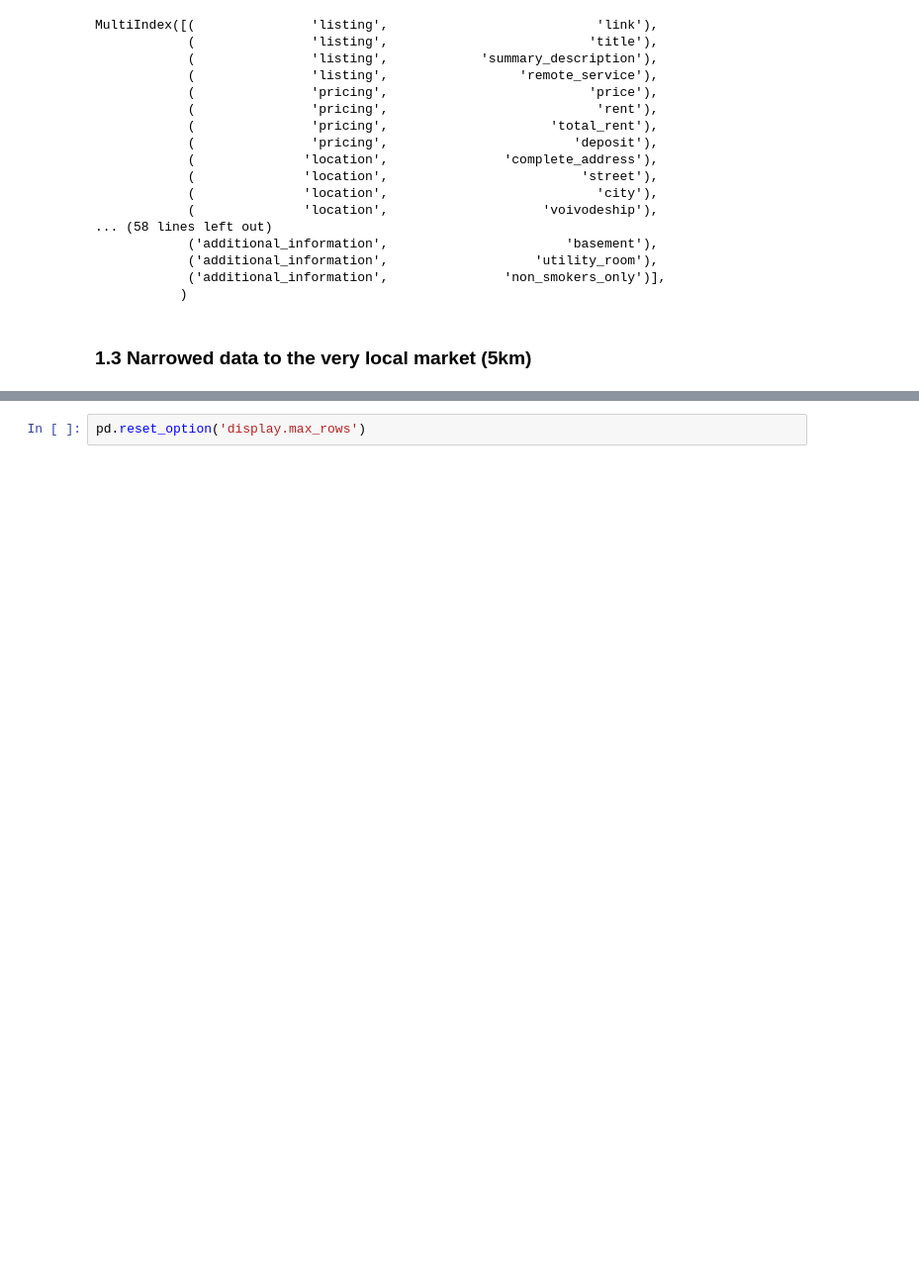
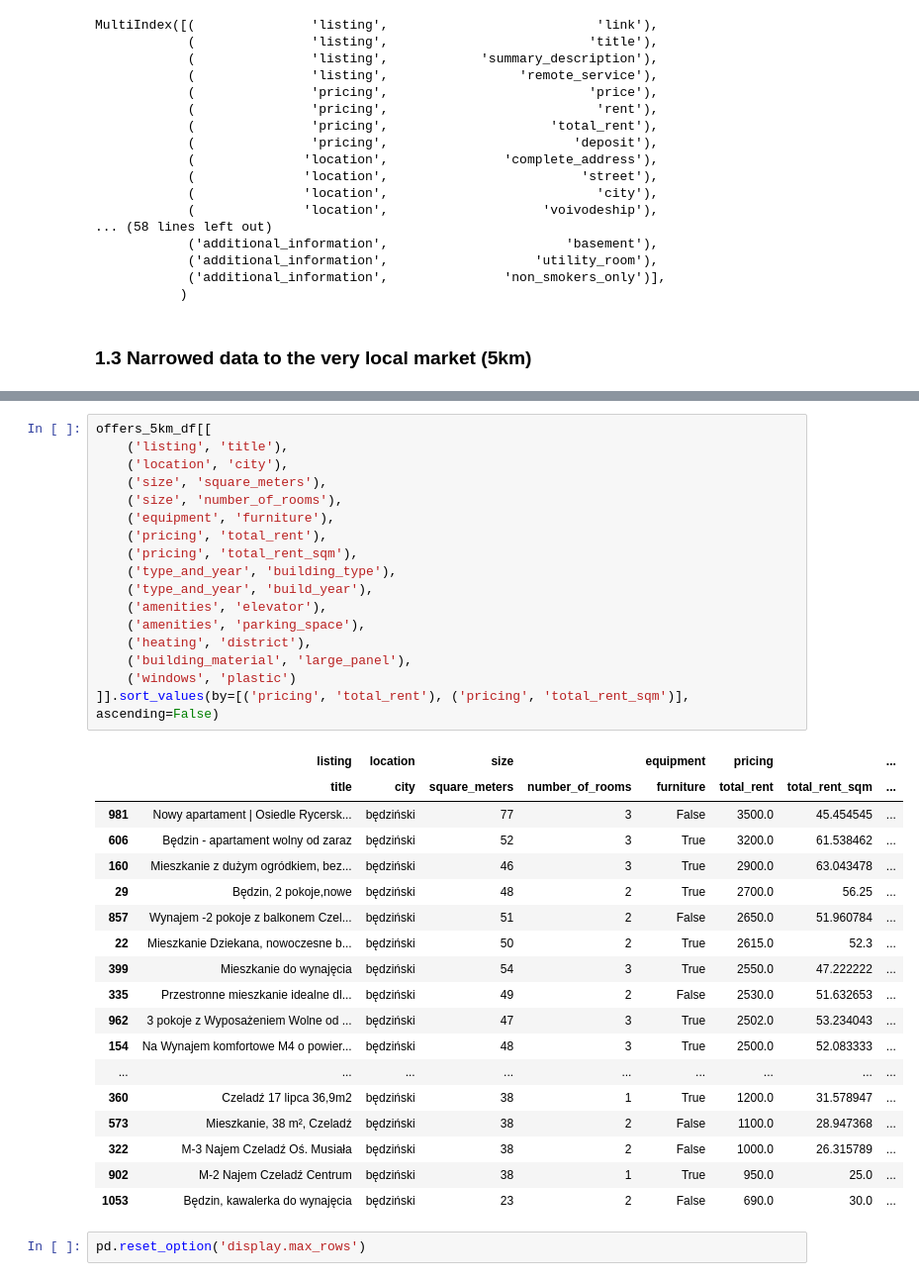
Before and after one commit to Luk-kar/Home-Market-Harvester, a Jupyter notebook: notebooks/003_EDA_local.ipynb, the cells around one changed output, grey strips where cells are left out. Shown at 99% size. Drawn from its saved outputs; the diff is of its cells as text; blank space fills up the shorter version.

```diff
--- a/notebooks/003_EDA_local.ipynb
+++ b/notebooks/003_EDA_local.ipynb
@@ -252,3 +250,39 @@ offers_5km_df.tail()
+# %%
+offers_5km_df[[
+    ('listing', 'title'),
+    ('location', 'city'),
+    ('size', 'square_meters'),
+    ('size', 'number_of_rooms'),
+    ('equipment', 'furniture'),
+    ('pricing', 'total_rent'),
+    ('pricing', 'total_rent_sqm'),
+    ('type_and_year', 'building_type'),
+    ('type_and_year', 'build_year'),
+    ('amenities', 'elevator'),
+    ('amenities', 'parking_space'),
+    ('heating', 'district'),
+    ('building_material', 'large_panel'),
+    ('windows', 'plastic')
+]].sort_values(by=[('pricing', 'total_rent'), ('pricing', 'total_rent_sqm')], ascending=False)
+# %% [output]
+|  | listing | location | size |  | equipment | pricing |  | ... |
+|  | title | city | square_meters | number_of_rooms | furniture | total_rent | total_rent_sqm | ... |
+| 981 | Nowy apartament | Osiedle Rycersk... | będziński | 77 | 3 | False | 3500.0 | 45.454545 | ... |
+| 606 | Będzin - apartament wolny od zaraz | będziński | 52 | 3 | True | 3200.0 | 61.538462 | ... |
+| 160 | Mieszkanie z dużym ogródkiem, bez... | będziński | 46 | 3 | True | 2900.0 | 63.043478 | ... |
+| 29 | Będzin, 2 pokoje,nowe | będziński | 48 | 2 | True | 2700.0 | 56.25 | ... |
+| 857 | Wynajem -2 pokoje z balkonem Czel... | będziński | 51 | 2 | False | 2650.0 | 51.960784 | ... |
+| 22 | Mieszkanie Dziekana, nowoczesne b... | będziński | 50 | 2 | True | 2615.0 | 52.3 | ... |
+| 399 | Mieszkanie do wynajęcia | będziński | 54 | 3 | True | 2550.0 | 47.222222 | ... |
+| 335 | Przestronne mieszkanie idealne dl... | będziński | 49 | 2 | False | 2530.0 | 51.632653 | ... |
+| 962 | 3 pokoje z Wyposażeniem Wolne od ... | będziński | 47 | 3 | True | 2502.0 | 53.234043 | ... |
+| 154 | Na Wynajem komfortowe M4 o powier... | będziński | 48 | 3 | True | 2500.0 | 52.083333 | ... |
+| ... | ... | ... | ... | ... | ... | ... | ... | ... |
+| 360 | Czeladź 17 lipca 36,9m2 | będziński | 38 | 1 | True | 1200.0 | 31.578947 | ... |
+| 573 | Mieszkanie, 38 m², Czeladź | będziński | 38 | 2 | False | 1100.0 | 28.947368 | ... |
+| 322 | M-3 Najem Czeladź Oś. Musiała | będziński | 38 | 2 | False | 1000.0 | 26.315789 | ... |
+| 902 | M-2 Najem Czeladź Centrum | będziński | 38 | 1 | True | 950.0 | 25.0 | ... |
+| 1053 | Będzin, kawalerka do wynajęcia | będziński | 23 | 2 | False | 690.0 | 30.0 | ... |
 # %%
 pd.reset_option('display.max_rows')
 # %%
```
Also changed, not shown: parts of 3 cells of this notebook, 1 other file.
